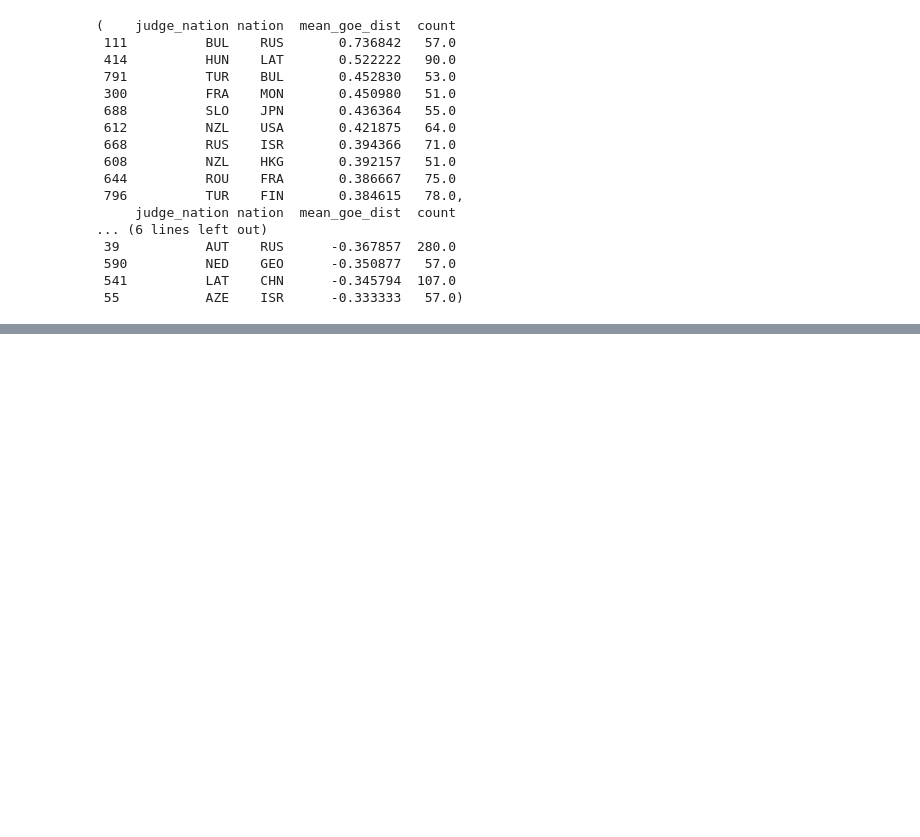
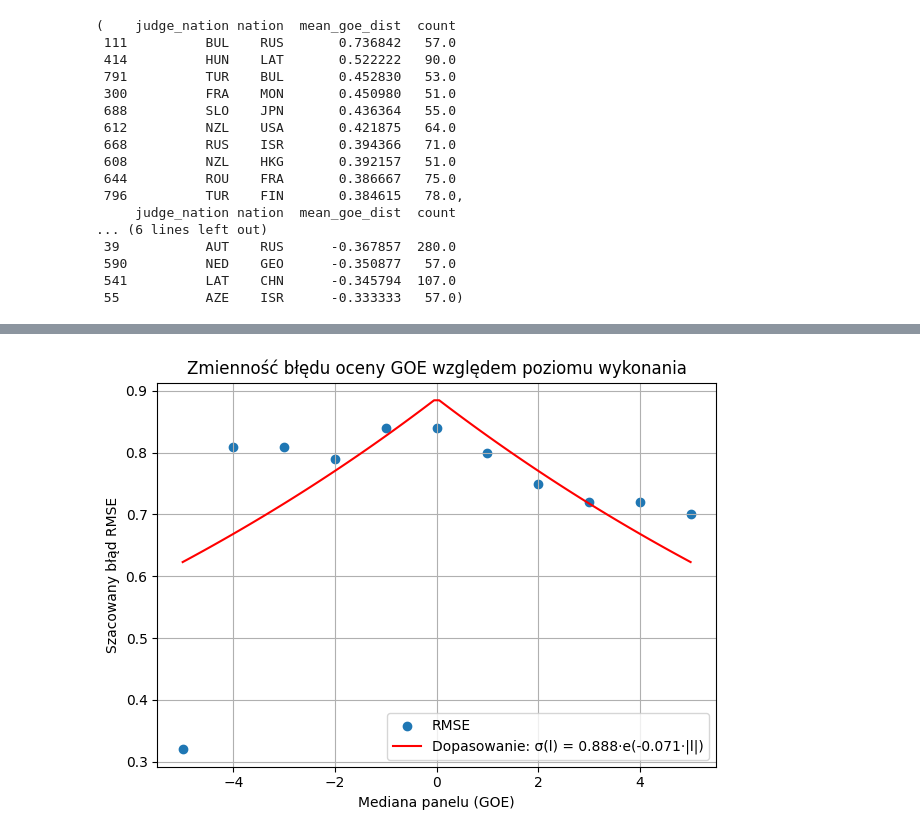
Before and after one commit to ann-e888/Skating_EDA, a Jupyter notebook: notebooks/anomailies.ipynb, the cells around one changed output, grey strips where cells are left out. Cells and saved outputs as stored; diff of their text form; code cells hidden in the pictures; blank space fills up the shorter version.

```diff
--- a/notebooks/anomailies.ipynb
+++ b/notebooks/anomailies.ipynb
@@ -208,0 +229,6 @@ plt.show()
+# %%
+error_level = stats_df.groupby('panel_median')['goe_dist'].agg(
+    mean_error = lambda x: round((x**2).mean()**0.5, 2),
+    count = 'count')
+
+error_level
@@ -208,0 +249,23 @@ plt.show()
+# %%
+x = error_level.index.values
+y = error_level['mean_error'].values
+
+def exp_func(l, a, b):
+    return a * np.exp(-b * np.abs(l))
+
+params, _ = curve_fit(exp_func, x, y, bounds=([0, 0], [np.inf, np.inf]))
+a, b = params
+# %%
+plt.scatter(x, y, label='RMSE')
+x_fit = np.linspace(min(x), max(x), 100)
+y_fit = exp_func(x_fit, a, b)
+plt.plot(x_fit, y_fit, color='red', label=f'Dopasowanie: σ(l) = {a:.3f}·e(-{b:.3f}·|l|)')
+plt.xlabel('Mediana panelu (GOE)')
+plt.ylabel('Szacowany błąd RMSE')
+plt.title('Zmienność błędu oceny GOE względem poziomu wykonania')
+plt.legend()
+plt.grid(True)
+plt.tight_layout()
+plt.show()
+# %% [output]
+[figure, added]
```
Also changed, not shown: parts of 9 cells of this notebook, 2 other files.
